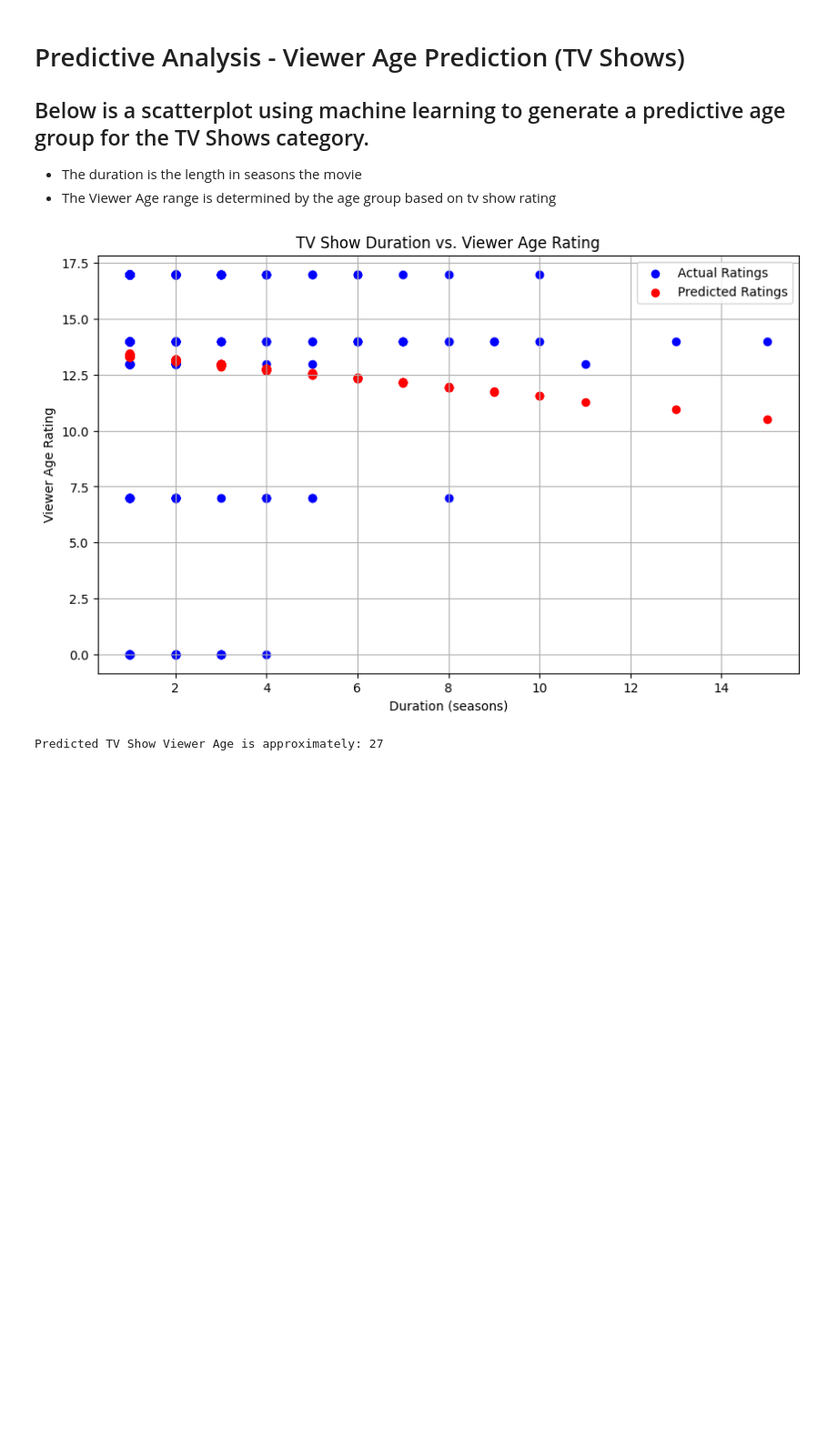
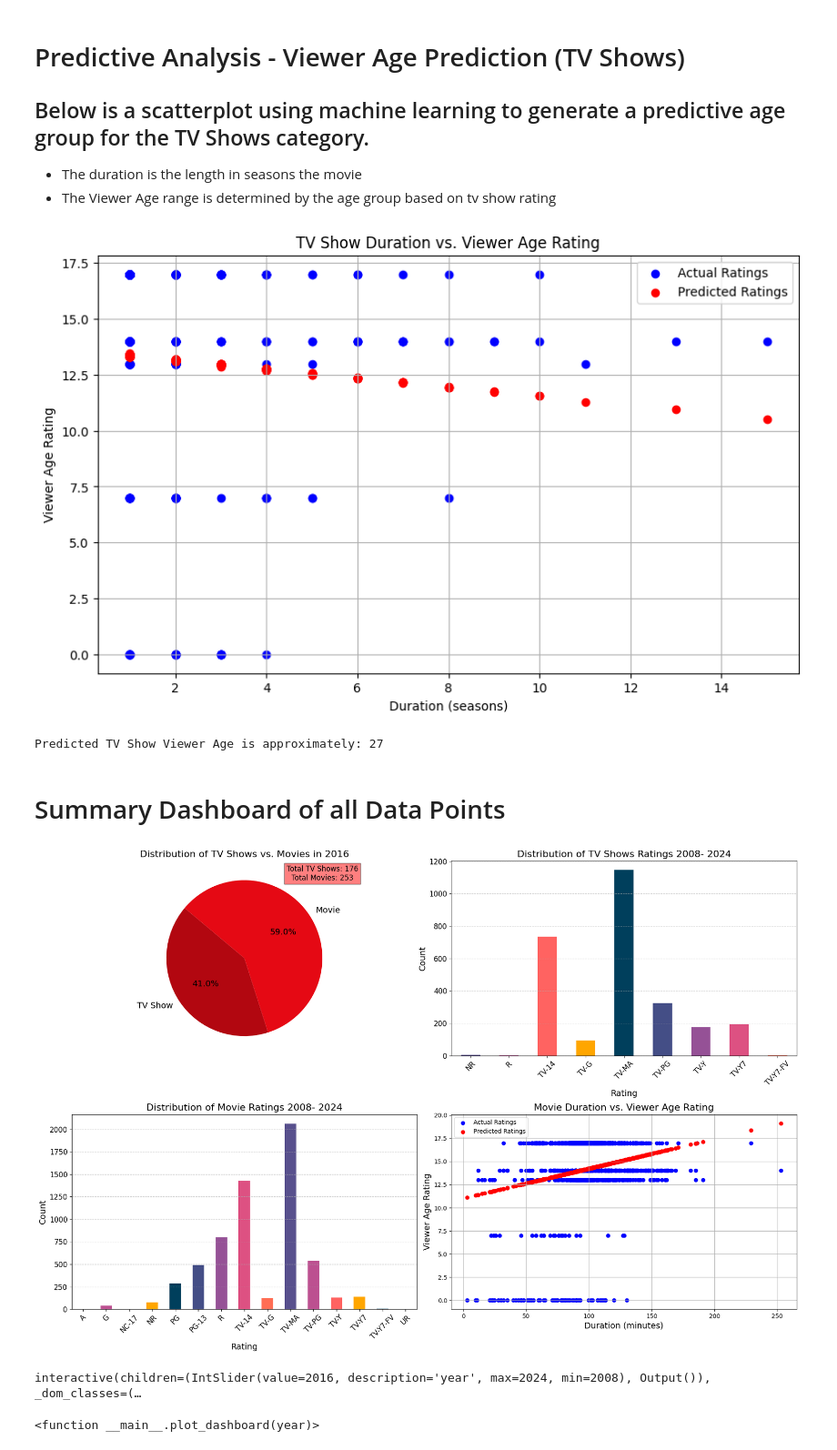
Before and after one commit to JONATHANJ64/WGU_Capstone, a Jupyter notebook: Netflix Content Analysis.ipynb, the cells around one changed output. Shown: that part at 91% size. Saved outputs shown, nothing was run; the diff lists cells and outputs as text; code cells hidden in the pictures; blank space fills up the shorter version.

Commit message:
Update Analysis

```diff
--- a/Netflix Content Analysis.ipynb
+++ b/Netflix Content Analysis.ipynb
@@ -204,3 +222,70 @@ print(f'Predicted TV Show Viewer Age is approximately: {mse_text}')
 # %% [output]
 [figure]
 Predicted TV Show Viewer Age is approximately: 27
+# %% [markdown]
+# Summary Dashboard of all Data Points
+# %%
+# Create a simple dashboard
+def plot_dashboard(year):
+    fig, axes = plt.subplots(2, 2, figsize=(18, 12))
+
+    # Distribution of TV Shows vs. Movies
+    tv_shows_count = len(df[(df['type'] == 'TV Show') & (df['year_added'] == year)])
+    movies_count = len(df[(df['type'] == 'Movie') & (df['year_added'] == year)])
+
+    if tv_shows_count == 0 and movies_count == 0:
+        axes[0, 0].text(0.5, 0.5, f"No data available for the year {year}.", fontsize=14, ha='center')
+        axes[0, 0].axis('off')
+    else:
+        labels = ['TV Show', 'Movie']
+        sizes = [tv_shows_count, movies_count]
+        colors = ['#b20710', '#e50914']
+        axes[0, 0].pie(sizes, labels=labels, autopct='%1.1f%%', startangle=140, colors=colors, textprops={'fontsize': 14, 'color': 'black'})
+        axes[0, 0].set_title(f'Distribution of TV Shows vs. Movies in {year}', fontsize=16)
+        axes[0, 0].text(1, 1, f'Total TV Shows: {tv_shows_count}\nTotal Movies: {movies_count}', fontsize=12, ha='center', bbox=dict(facecolor='red', alpha=0.5))
+
+    # TV Shows Ratings
+    tv_shows = df[df['type'] == 'TV Show']
+    rating_counts = tv_shows['rating'].value_counts().sort_index()
+
+    # Plotting TV Shows Ratings
+    colors = ['#58508d', '#bc5090', '#ff6361', '#ffa600', '#003f5c', '#444e86', '#955196', '#dd5182', '#ff6e54']
+    rating_counts.plot(kind='bar', color=colors, ax=axes[0, 1])
+    axes[0, 1].set_title('Distribution of TV Shows Ratings 2008- 2024', fontsize=16)
+    axes[0, 1].set_xlabel('Rating', fontsize=14)
+    axes[0, 1].set_ylabel('Count', fontsize=14)
+    axes[0, 1].tick_params(axis='x', rotation=45, labelsize=12)
+    axes[0, 1].tick_params(axis='y', labelsize=12)
+    axes[0, 1].grid(axis='y', linestyle='--', alpha=0.7)
+
+    # Movies Ratings
+    movies = df[df['type'] == 'Movie']
+    rating_counts_movies = movies['rating'].value_counts().sort_index()
+
+    # Plotting Movie Ratings
+    rating_counts_movies.plot(kind='bar', color=colors, ax=axes[1, 0])
+    axes[1, 0].set_title('Distribution of Movie Ratings 2008- 2024', fontsize=16)
+    axes[1, 0].set_xlabel('Rating', fontsize=14)
+    axes[1, 0].set_ylabel('Count', fontsize=14)
+    axes[1, 0].tick_params(axis='x', rotation=45, labelsize=12)
+    axes[1, 0].tick_params(axis='y', labelsize=12)
+    axes[1, 0].grid(axis='y', linestyle='--', alpha=0.7)
+
+    # Predictive Analysis - Viewer Age Prediction (Movies)
+    y_pred_movies_viewer = model_movies_viewer.predict(X_test_movies_viewer)
+    axes[1, 1].scatter(X_test_movies_viewer['duration'], y_test_movies_viewer, color='blue', label='Actual Ratings')
+    axes[1, 1].scatter(X_test_movies_viewer['duration'], y_pred_movies_viewer, color='red', label='Predicted Ratings')
+    axes[1, 1].set_title('Movie Duration vs. Viewer Age Rating', fontsize=16)
+    axes[1, 1].set_xlabel('Duration (minutes)', fontsize=14)
+    axes[1, 1].set_ylabel('Viewer Age Rating', fontsize=14)
+    axes[1, 1].legend()
+    axes[1, 1].grid(True)
+
+    plt.tight_layout()
+    plt.show()
+
+interact(plot_dashboard, year=(df['year_added'].min(), df['year_added'].max()))
+# %% [output]
+[figure, added]
+interactive(children=(IntSlider(value=2016, description='year', max=2024, min=2008), Output()), _dom_classes=(…
+<function __main__.plot_dashboard(year)>
```
Also changed, not shown: parts of 1 cell of this notebook.
